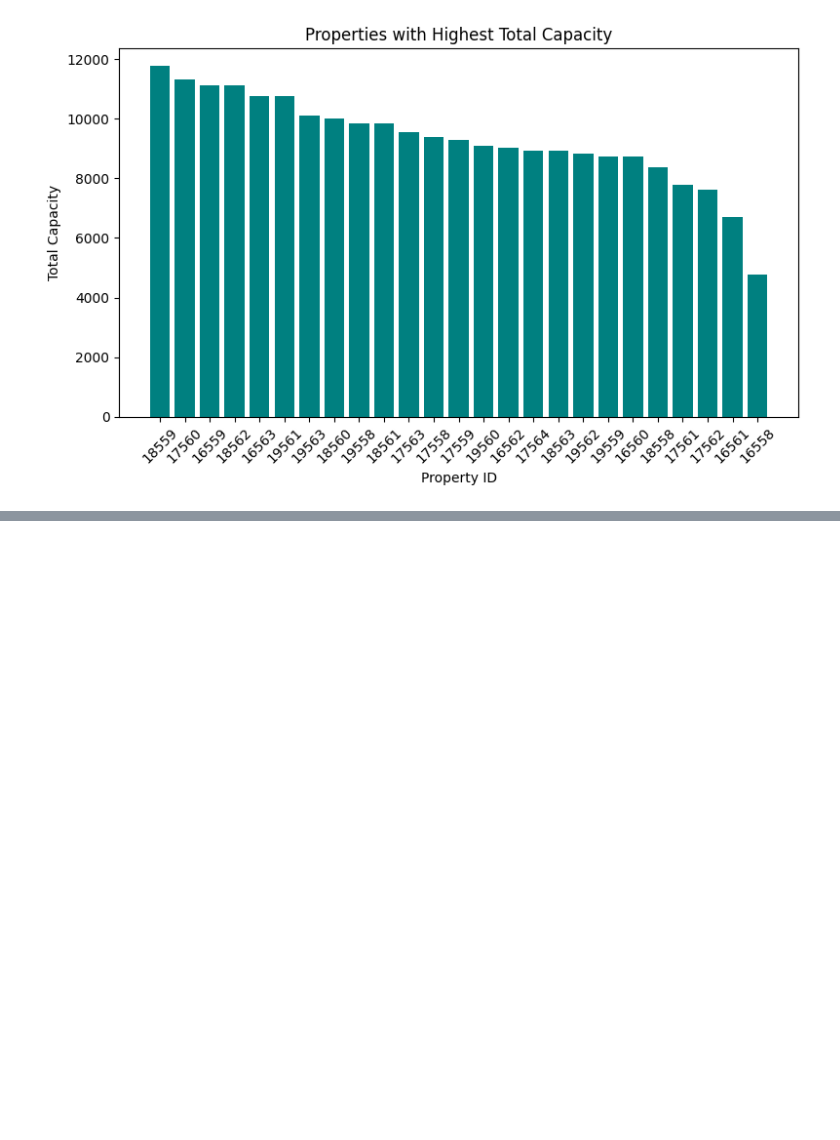
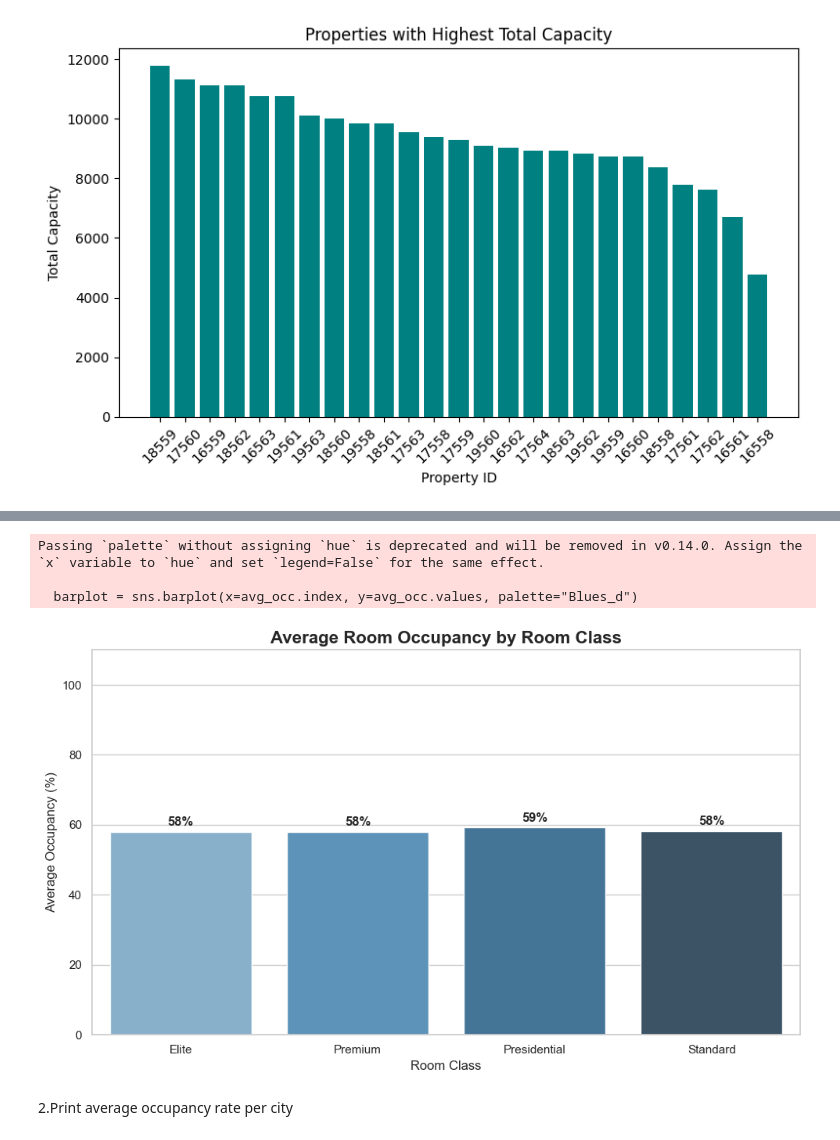
Before and after one commit to AlSult/Data_Projects, a Jupyter notebook: EDA(Exploratory Data Analysis)/main.ipynb, the cells around one changed output, grey strips where cells are left out. Drawn from its saved outputs; the diff is of its cells as text; code cells hidden in the pictures; blank space fills up the shorter version.

```diff
--- a/EDA(Exploratory Data Analysis)/main.ipynb
+++ b/EDA(Exploratory Data Analysis)/main.ipynb
@@ -300,0 +344,3 @@ plt.show()
+# %%
+#new column for the occupancy percentage
+df_agg_bookings.loc[:, 'occ_pct'] = df_agg_bookings['successful_bookings'] / df_agg_bookings['capacity']
@@ -300,0 +356,4 @@ plt.show()
+# %%
+#occupancy percentage
+df_agg_bookings.loc[:, 'occ_pct'] = df_agg_bookings['occ_pct'].apply(lambda x: round(x*100, 2))
+df_agg_bookings.head(3)
@@ -300,0 +405,4 @@ plt.show()
+# %%
+#based on room_category and room_id columns we merged two data frames df_agg_bookings and df_rooms
+df = pd.merge(df_agg_bookings, df_rooms, left_on="room_category", right_on="room_id")
+df.head(4)
@@ -300,0 +415,4 @@ plt.show()
+# %%
+#Each room_class average occupancy
+avg_occ = df.groupby("room_class")["occ_pct"].mean().round(2)
+avg_occ
@@ -300,0 +436,29 @@ plt.show()
+# %%
+import matplotlib.pyplot as plt
+import seaborn as sns
+
+# Set plot style
+sns.set(style="whitegrid")
+
+# Plotting
+plt.figure(figsize=(10, 6))
+barplot = sns.barplot(x=avg_occ.index, y=avg_occ.values, palette="Blues_d")
+
+# Add data labels on top of bars
+for index, value in enumerate(avg_occ.values):
+    plt.text(index, value + 1, f"{value:.0f}%", ha='center', va='bottom', fontweight='bold')
+
+# Titles and labels
+plt.title("Average Room Occupancy by Room Class", fontsize=16, fontweight='bold')
+plt.xlabel("Room Class", fontsize=12)
+plt.ylabel("Average Occupancy (%)", fontsize=12)
+plt.ylim(0, 110)  # Add some space above bars for labels
+
+# Display the plot
+plt.tight_layout()
+plt.show()
+# %% [output]
+Passing `palette` without assigning `hue` is deprecated and will be removed in v0.14.0. Assign the `x` variable to `hue` and set `legend=False` for the same effect.
+
+  barplot = sns.barplot(x=avg_occ.index, y=avg_occ.values, palette="Blues_d")
+[figure, added]
@@ -300,0 +467,2 @@ plt.show()
+# %% [markdown]
+2.Print average occupancy rate per city
```
Also changed, not shown: parts of 44 cells of this notebook, 10 other files.
